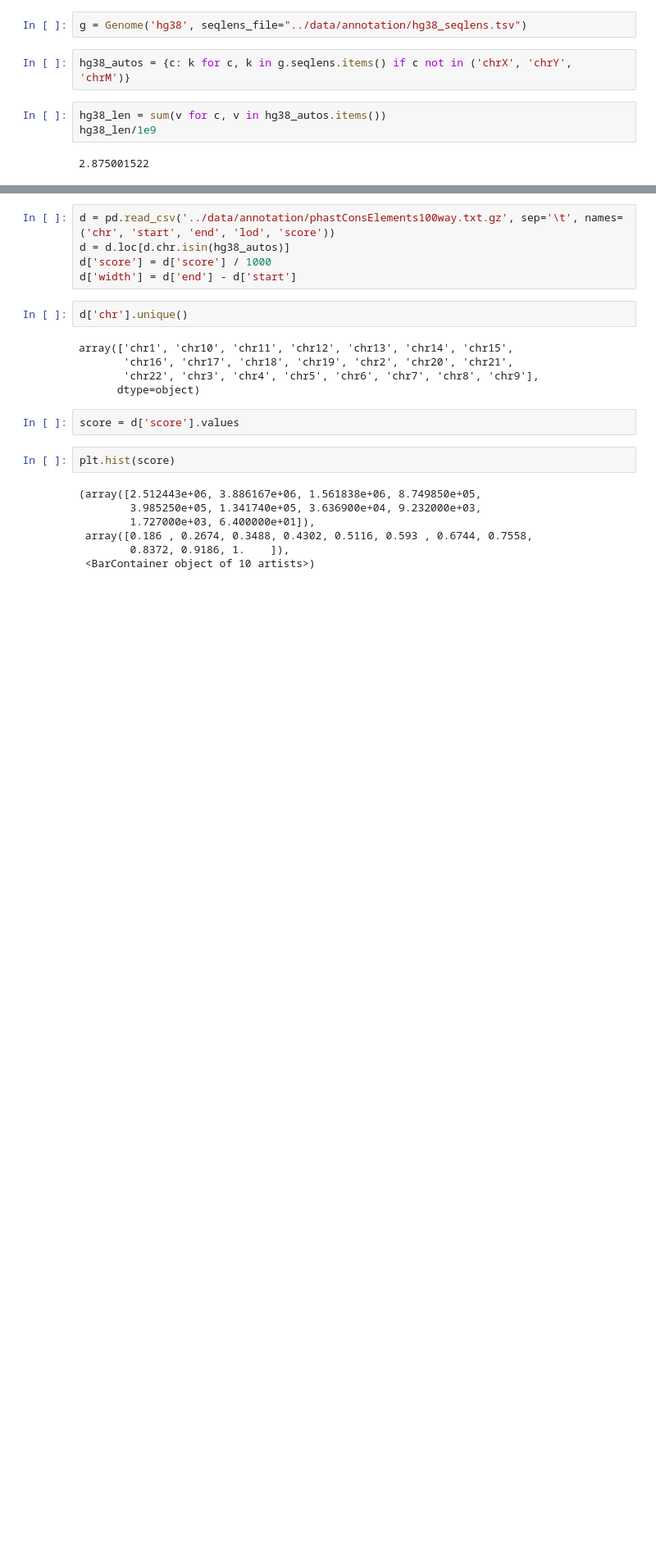
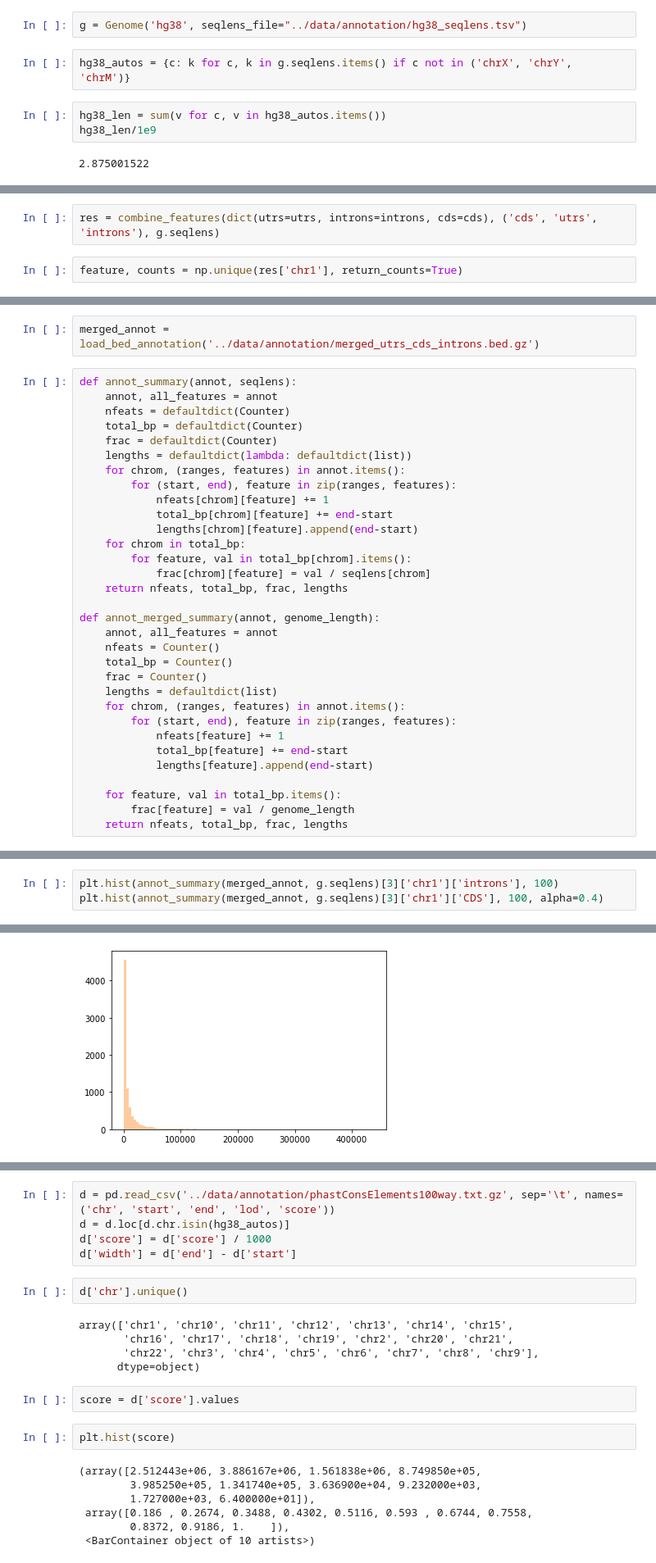
Before and after one commit to vsbuffalo/bprime, a Jupyter notebook: notebooks/conservation.ipynb, the cells around one changed output, grey strips where cells are left out. Shown at 82% size. Saved outputs shown, nothing was run; the diff lists cells and outputs as text; blank space fills up the shorter version.

Commit message:
new annotation processing to fix annoying issue with all annotation

```diff
--- a/notebooks/conservation.ipynb
+++ b/notebooks/conservation.ipynb
@@ -14,0 +165,4 @@ hg38_len/1e9
+# %%
+res = combine_features(dict(utrs=utrs, introns=introns, cds=cds), ('cds', 'utrs', 'introns'), g.seqlens)
+# %%
+feature, counts = np.unique(res['chr1'], return_counts=True)
@@ -14,0 +214,34 @@ hg38_len/1e9
+# %%
+merged_annot = load_bed_annotation('../data/annotation/merged_utrs_cds_introns.bed.gz')
+# %%
+def annot_summary(annot, seqlens):
+    annot, all_features = annot
+    nfeats = defaultdict(Counter)
+    total_bp = defaultdict(Counter)
+    frac = defaultdict(Counter)
+    lengths = defaultdict(lambda: defaultdict(list))
+    for chrom, (ranges, features) in annot.items():
+        for (start, end), feature in zip(ranges, features):
+            nfeats[chrom][feature] += 1
+            total_bp[chrom][feature] += end-start
+            lengths[chrom][feature].append(end-start)
+    for chrom in total_bp:
+        for feature, val in total_bp[chrom].items():
+            frac[chrom][feature] = val / seqlens[chrom]
+    return nfeats, total_bp, frac, lengths
+
+def annot_merged_summary(annot, genome_length):
+    annot, all_features = annot
+    nfeats = Counter()
+    total_bp = Counter()
+    frac = Counter()
+    lengths = defaultdict(list)
+    for chrom, (ranges, features) in annot.items():
+        for (start, end), feature in zip(ranges, features):
+            nfeats[feature] += 1
+            total_bp[feature] += end-start
+            lengths[feature].append(end-start)
+
+    for feature, val in total_bp.items():
+        frac[feature] = val / genome_length
+    return nfeats, total_bp, frac, lengths
@@ -14,0 +268,4 @@ hg38_len/1e9
+# %%
+plt.hist(annot_summary(merged_annot, g.seqlens)[3]['chr1']['introns'], 100)
+plt.hist(annot_summary(merged_annot, g.seqlens)[3]['chr1']['CDS'], 100, alpha=0.4)
+# %% [output]
@@ -14,0 +289 @@ hg38_len/1e9
+[figure, added]
```
Also changed, not shown: parts of 21 cells of this notebook, 3 other files.
